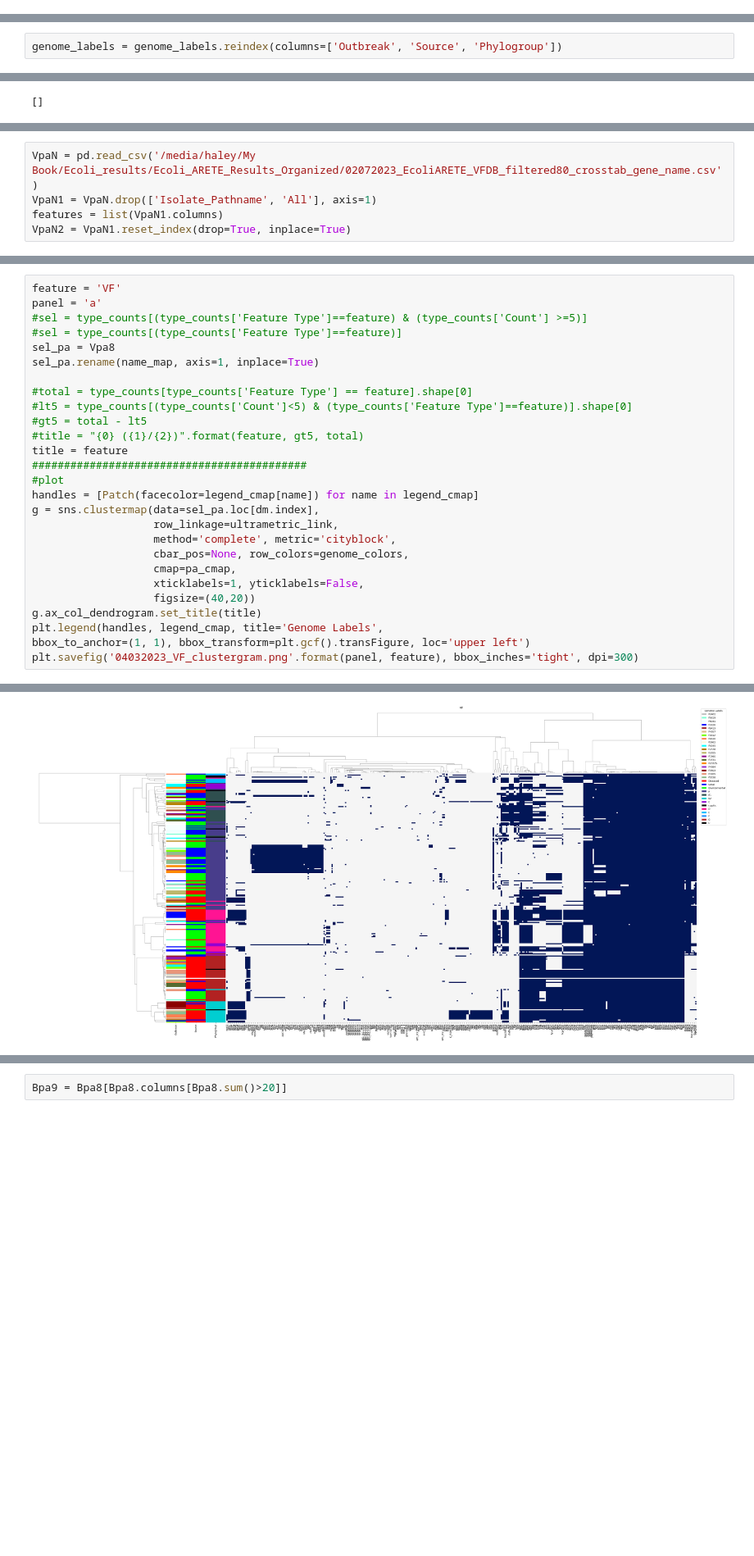
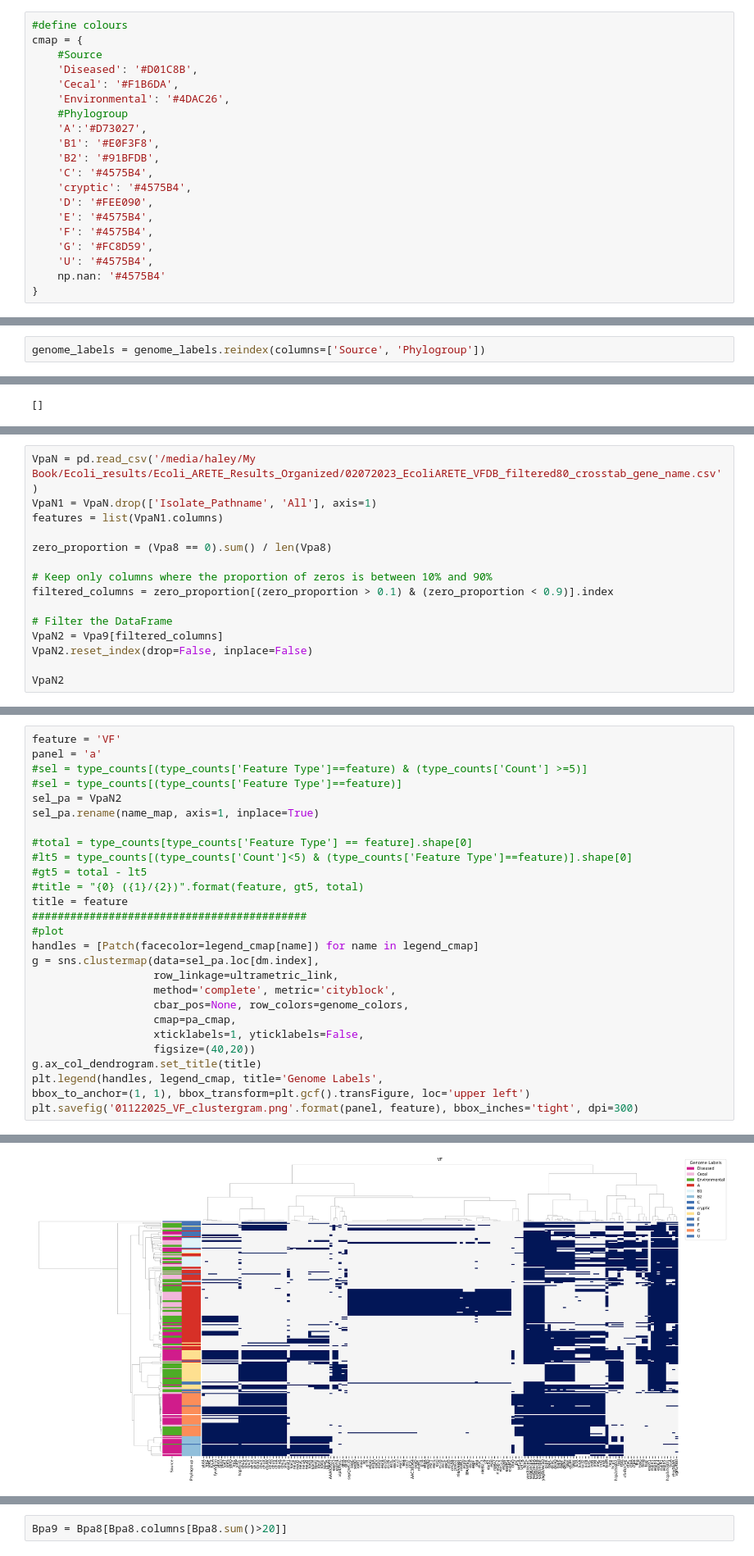
Before and after one commit to SandersonHaley/2023_APEC_Genomics, a Jupyter notebook: Phylogenetic_Analysis/05242023_EcoliARETE_tree_heatmaps.ipynb, the cells around one changed output, grey strips where cells are left out. Shown at 82% size. Drawn from its saved outputs; the diff is of its cells as text; blank space fills up the shorter version.

```diff
--- a/Phylogenetic_Analysis/05242023_EcoliARETE_tree_heatmaps.ipynb
+++ b/Phylogenetic_Analysis/05242023_EcoliARETE_tree_heatmaps.ipynb
@@ -56,10 +56,30 @@ cmap = {
     'U': '#000000',
     np.nan: '#FFFFFF'
 }
+# %%
+#define colours
+cmap = {
+    #Source
+    'Diseased': '#D01C8B',
+    'Cecal': '#F1B6DA',
+    'Environmental': '#4DAC26',
+    #Phylogroup
+    'A':'#D73027',
+    'B1': '#E0F3F8',
+    'B2': '#91BFDB',
+    'C': '#4575B4',
+    'cryptic': '#4575B4',
+    'D': '#FEE090',
+    'E': '#4575B4',
+    'F': '#4575B4',
+    'G': '#FC8D59',
+    'U': '#4575B4',
+    np.nan: '#4575B4'
+}
 # %%
 genome_labels = pd.read_table('genome_label.csv', sep=',', index_col=0)
 # %%
-genome_labels = genome_labels.reindex(columns=['Outbreak', 'Source', 'Phylogroup'])
+genome_labels = genome_labels.reindex(columns=['Source', 'Phylogroup'])
 # %%
 genome_labels.index = genome_labels.index.str.replace('_',' ')
 # %%
@@ -602,4 +634,14 @@ Vpa9 = Vpa8.loc[:, mask]
 VpaN = pd.read_csv('/media/haley/My Book/Ecoli_results/Ecoli_ARETE_Results_Organized/02072023_EcoliARETE_VFDB_filtered80_crosstab_gene_name.csv')
 VpaN1 = VpaN.drop(['Isolate_Pathname', 'All'], axis=1)
 features = list(VpaN1.columns)
-VpaN2 = VpaN1.reset_index(drop=True, inplace=True)
+
+zero_proportion = (Vpa8 == 0).sum() / len(Vpa8)
+
+# Keep only columns where the proportion of zeros is between 10% and 90%
+filtered_columns = zero_proportion[(zero_proportion > 0.1) & (zero_proportion < 0.9)].index
+
+# Filter the DataFrame
+VpaN2 = Vpa9[filtered_columns]
+VpaN2.reset_index(drop=False, inplace=False)
+
+VpaN2
@@ -608,7 +665,7 @@ feature = 'VF'
 panel = 'a'
 #sel = type_counts[(type_counts['Feature Type']==feature) & (type_counts['Count'] >=5)]
 #sel = type_counts[(type_counts['Feature Type']==feature)]
-sel_pa = Vpa8
+sel_pa = VpaN2
 sel_pa.rename(name_map, axis=1, inplace=True)
 
 #total = type_counts[type_counts['Feature Type'] == feature].shape[0]
@@ -629,5 +686,5 @@ g = sns.clustermap(data=sel_pa.loc[dm.index],
 g.ax_col_dendrogram.set_title(title)
 plt.legend(handles, legend_cmap, title='Genome Labels',
 bbox_to_anchor=(1, 1), bbox_transform=plt.gcf().transFigure, loc='upper left')
-plt.savefig('04032023_VF_clustergram.png'.format(panel, feature), bbox_inches='tight', dpi=300)
+plt.savefig('01122025_VF_clustergram.png'.format(panel, feature), bbox_inches='tight', dpi=300)
 # %% [output]
@@ -634,4 +695,4 @@ plt.savefig('04032023_VF_clustergram.png'.format(panel, feature), bbox_inches='t
-[figure, old version]
+[figure, new version]
 # %%
 #BACMET heatmap
 Bpa = pd.read_csv('/media/haley/My Book/Ecoli_results/Ecoli_ARETE_Results_Organized/02072023_EcoliARETE_BACMET_filtered80_crosstab.csv', index_col=0)
```
Also changed, not shown: parts of 13 cells of this notebook.
